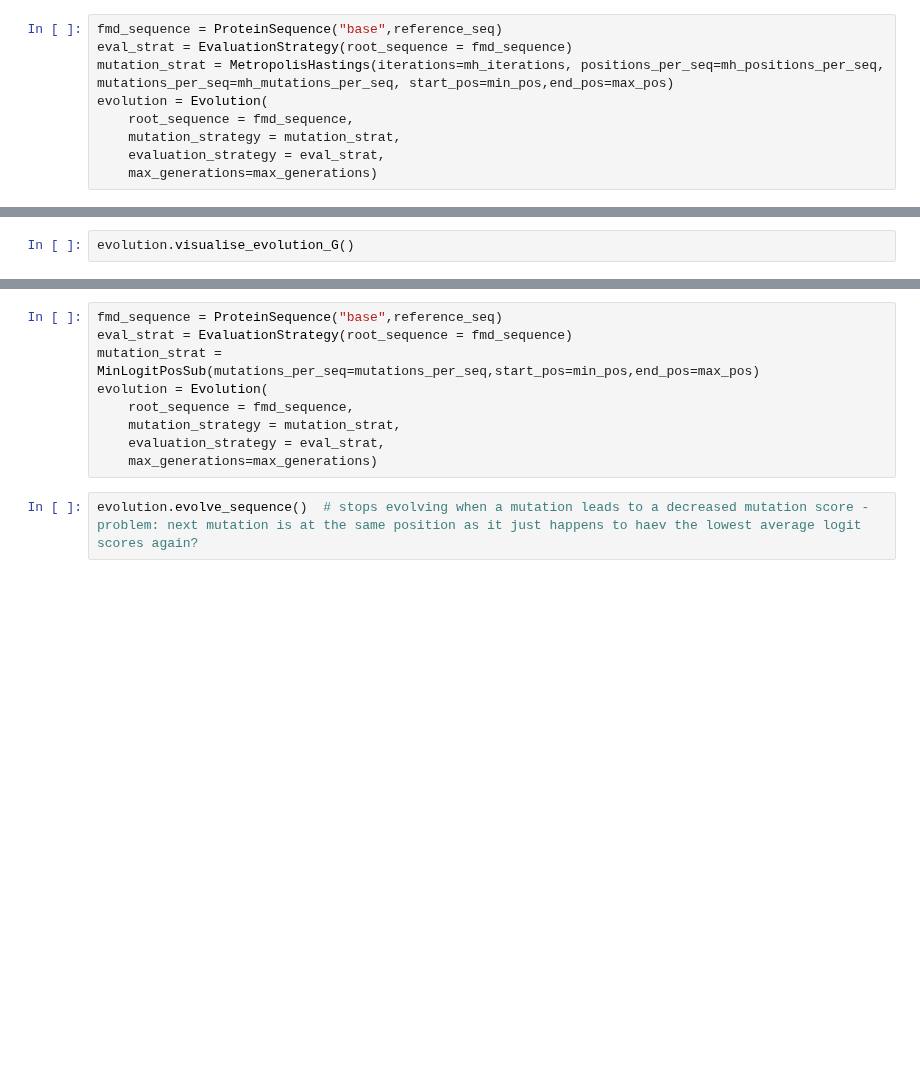
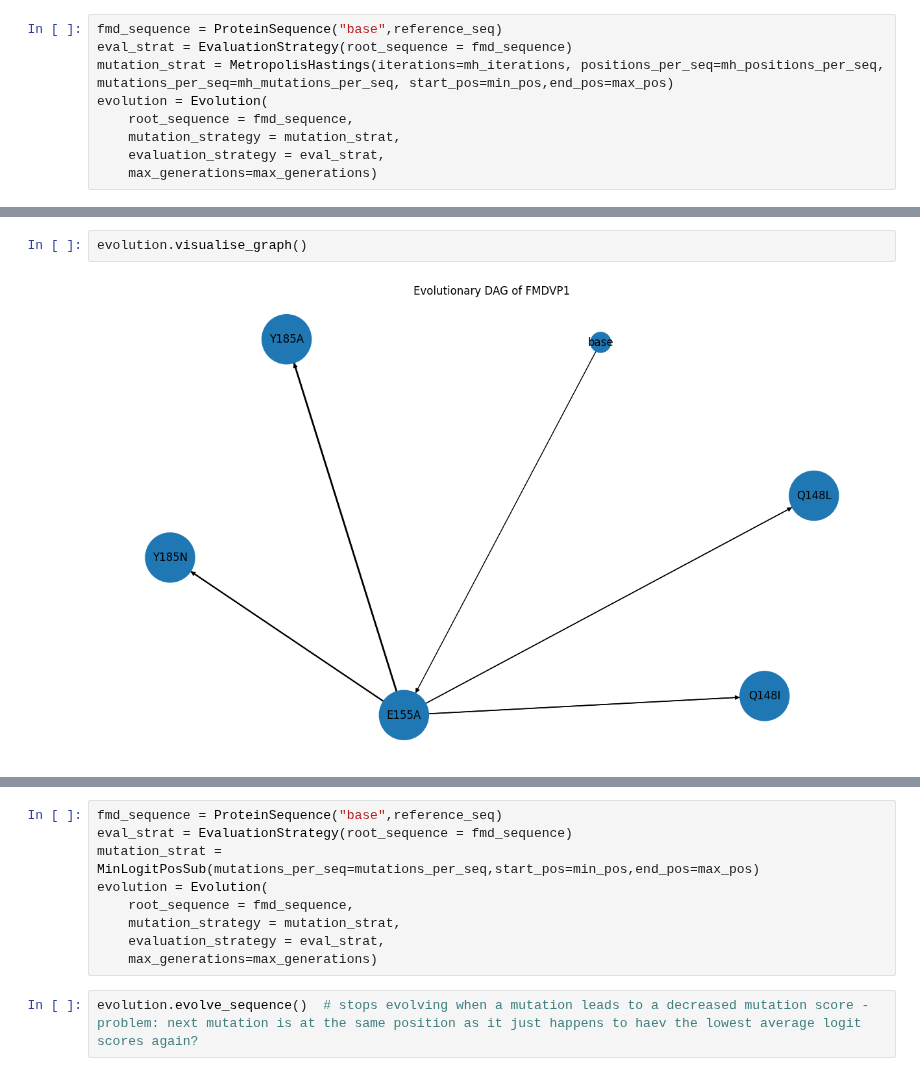
Before and after one commit to aubreyagub/esm2_for_fmdv, a Jupyter notebook: fmd_evolution/fmd-mh.ipynb, the cells around one changed output, grey strips where cells are left out. Drawn from its saved outputs; the diff is of its cells as text; blank space fills up the shorter version.

```diff
--- a/fmd_evolution/fmd-mh.ipynb
+++ b/fmd_evolution/fmd-mh.ipynb
@@ -77,4 +93,6 @@ evolution.evolve_sequence()
 # %%
-evolution.visualise_evolution_G()
+evolution.visualise_graph()
+# %% [output]
+[figure, added]
 # %%
 evolution.get_path_with_highest_mutation_score()
```
Also changed, not shown: parts of 12 cells of this notebook, 1 other file.
